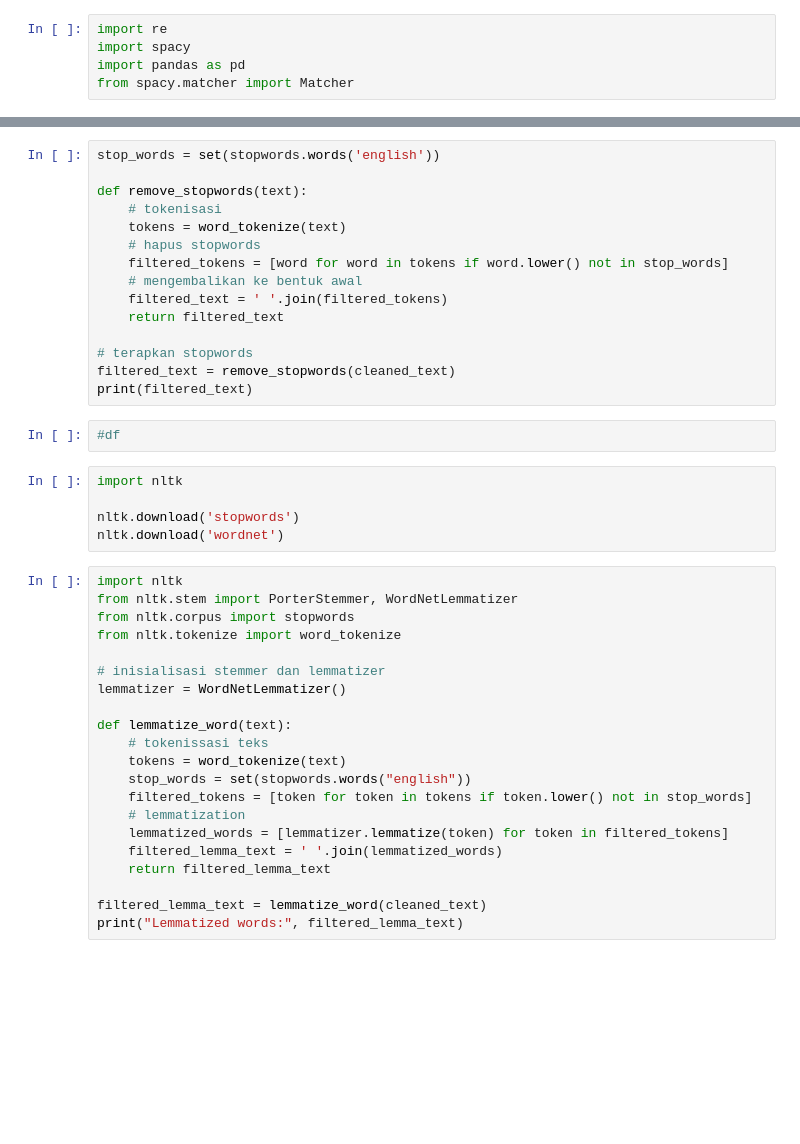
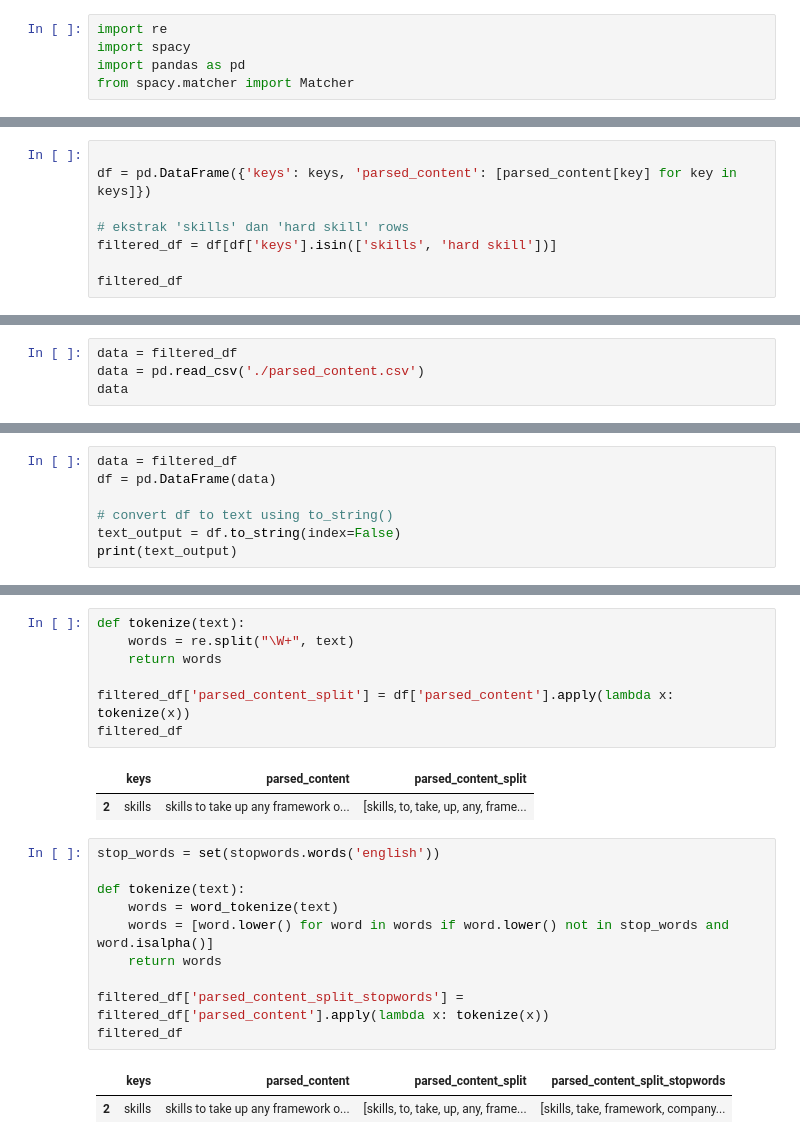
Before and after one commit to ariqlubis/careerleap-ml, a Jupyter notebook: ReadResume.ipynb, the cells around one changed output, grey strips where cells are left out. Cells and saved outputs as stored; diff of their text form; blank space fills up the shorter version.

```diff
--- a/ReadResume.ipynb
+++ b/ReadResume.ipynb
@@ -141,0 +104,8 @@ pd.DataFrame(parsed_content.items())
+# %%
+
+df = pd.DataFrame({'keys': keys, 'parsed_content': [parsed_content[key] for key in keys]})
+
+# ekstrak 'skills' dan 'hard skill' rows
+filtered_df = df[df['keys'].isin(['skills', 'hard skill'])]
+
+filtered_df
@@ -141,0 +125,4 @@ pd.DataFrame(parsed_content.items())
+# %%
+data = filtered_df
+data = pd.read_csv('./parsed_content.csv')
+data
@@ -188,0 +160,7 @@ skills
+# %%
+data = filtered_df
+df = pd.DataFrame(data)
+
+# convert df to text using to_string()
+text_output = df.to_string(index=False)
+print(text_output)
@@ -196,43 +185,23 @@ nltk.download('punkt')
+# %%
+def tokenize(text):
+    words = re.split("\W+", text)
+    return words
+
+filtered_df['parsed_content_split'] = df['parsed_content'].apply(lambda x: tokenize(x))
+filtered_df
+# %% [output]
+|  | keys | parsed_content | parsed_content_split |
+| 2 | skills | skills to take up any framework o... | [skills, to, take, up, any, frame... |
 # %%
 stop_words = set(stopwords.words('english'))
 
-def remove_stopwords(text):
-    # tokenisasi
-    tokens = word_tokenize(text)
-    # hapus stopwords
-    filtered_tokens = [word for word in tokens if word.lower() not in stop_words]
-    # mengembalikan ke bentuk awal
-    filtered_text = ' '.join(filtered_tokens)
-    return filtered_text
+def tokenize(text):
+    words = word_tokenize(text)
+    words = [word.lower() for word in words if word.lower() not in stop_words and word.isalpha()]
+    return words
 
-# terapkan stopwords
-filtered_text = remove_stopwords(cleaned_text)
-print(filtered_text)
+filtered_df['parsed_content_split_stopwords'] = filtered_df['parsed_content'].apply(lambda x: tokenize(x))
+filtered_df
+# %% [output]
+|  | keys | parsed_content | parsed_content_split | parsed_content_split_stopwords |
+| 2 | skills | skills to take up any framework o... | [skills, to, take, up, any, frame... | [skills, take, framework, company... |
-# %%
-#df
-# %%
-import nltk
-
-nltk.download('stopwords')
-nltk.download('wordnet')
-# %%
-import nltk
-from nltk.stem import PorterStemmer, WordNetLemmatizer
-from nltk.corpus import stopwords
-from nltk.tokenize import word_tokenize
-
-# inisialisasi stemmer dan lemmatizer
-lemmatizer = WordNetLemmatizer()
-
-def lemmatize_word(text):
-    # tokenissasi teks
-    tokens = word_tokenize(text)
-    stop_words = set(stopwords.words("english"))
-    filtered_tokens = [token for token in tokens if token.lower() not in stop_words]
-    # lemmatization
-    lemmatized_words = [lemmatizer.lemmatize(token) for token in filtered_tokens]
-    filtered_lemma_text = ' '.join(lemmatized_words)
-    return filtered_lemma_text
-
-filtered_lemma_text = lemmatize_word(cleaned_text)
-print("Lemmatized words:", filtered_lemma_text)
```
Also changed, not shown: parts of 27 cells of this notebook.
